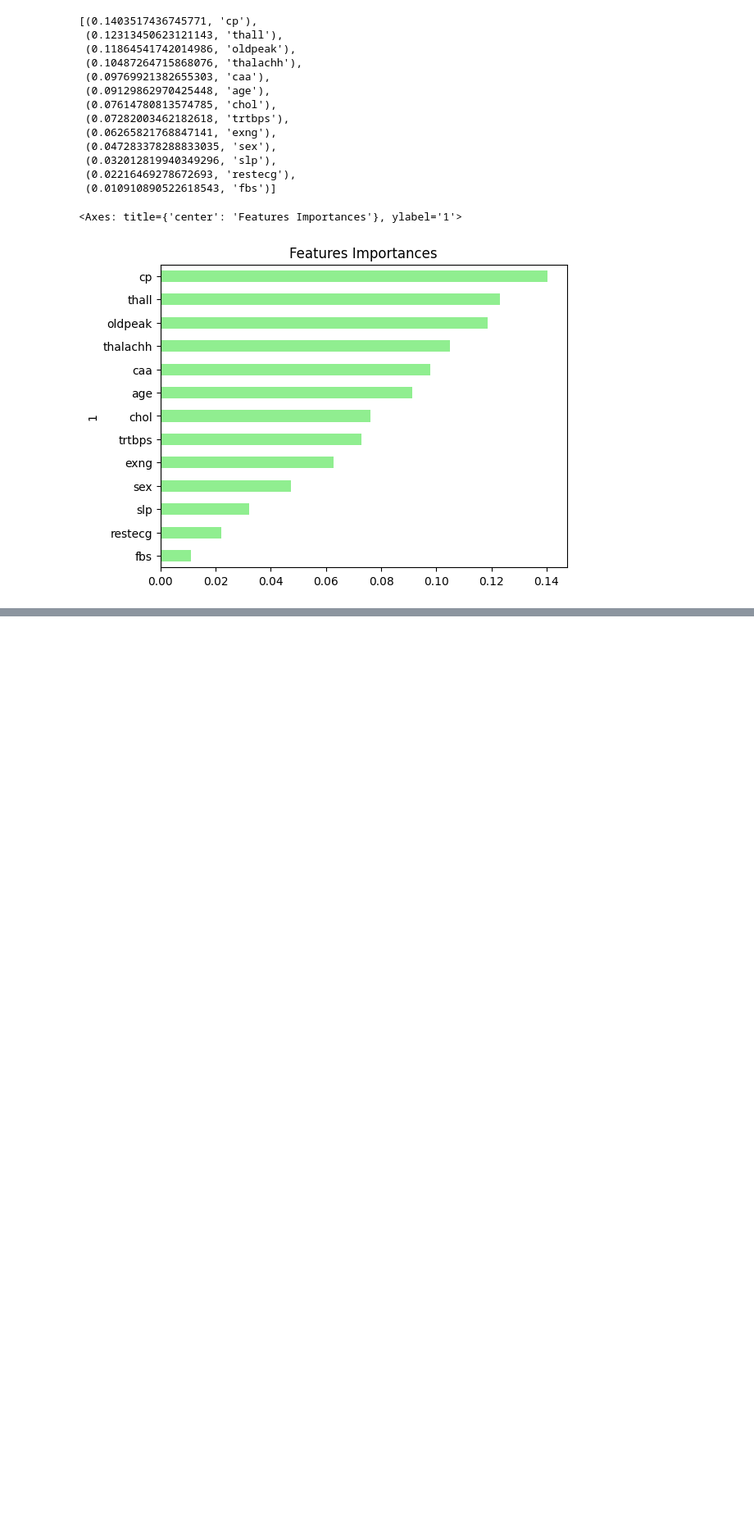
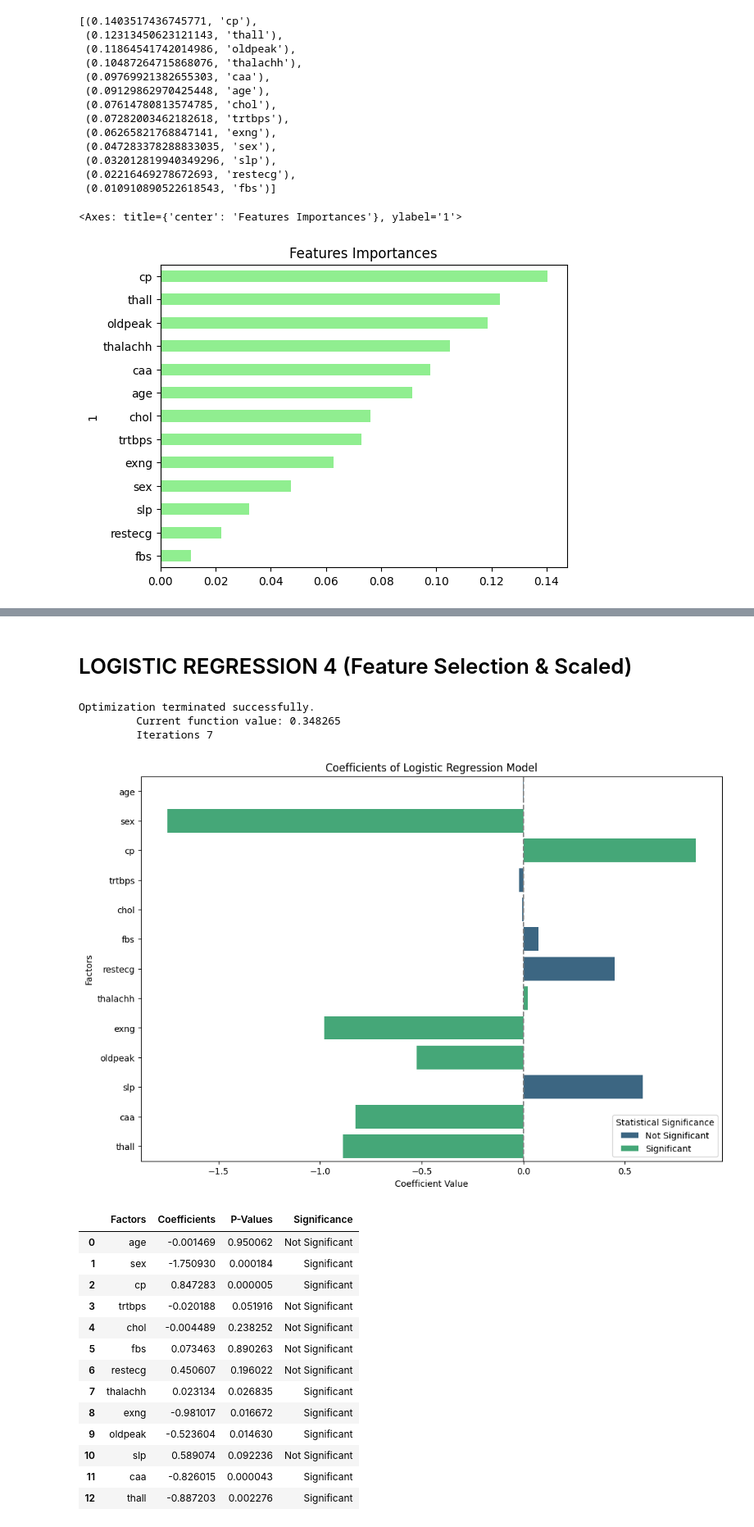
Before and after one commit to dwilson1821/Heart-Attack-Analysis, a Jupyter notebook: start.ipynb, the cells around one changed output, grey strips where cells are left out. Shown at 82% size. Drawn from its saved outputs; the diff is of its cells as text; code cells hidden in the pictures; blank space fills up the shorter version.

```diff
--- a/start.ipynb
+++ b/start.ipynb
@@ -557,0 +776,59 @@ importances_sorted.plot(kind='barh', color='lightgreen', title= 'Features Import
+# %% [markdown]
+# LOGISTIC REGRESSION 4 (Feature Selection & Scaled)
+# %%
+# Preparing the data for logistic regression
+X = df.drop('output', axis=1)  # Independent variables
+y = df['output']  # Dependent variable
+
+# Adding a constant to the model (intercept)
+X_const = sm.add_constant(X)
+
+# Building the logistic regression model
+model = sm.Logit(y, X_const)
+result = model.fit()
+
+# Extracting coefficients and p-values
+coefficients = result.params[1:]  # Excluding the intercept
+p_values = result.pvalues[1:]  # Excluding the intercept for p-values
+
+# Creating a dataframe for visualization
+viz_df = pd.DataFrame({
+    'Factors': coefficients.index,
+    'Coefficients': coefficients.values,
+    'P-Values': p_values.values
+})
+
+# Adding a column for the significance of coefficients
+viz_df['Significance'] = np.where(viz_df['P-Values'] <= 0.05, 'Significant', 'Not Significant')
+
+# Plotting the coefficients
+plt.figure(figsize=(12, 8))
+sns.barplot(x='Coefficients', y='Factors', data=viz_df, hue='Significance', dodge=False, palette='viridis')
+plt.title('Coefficients of Logistic Regression Model')
+plt.xlabel('Coefficient Value')
+plt.ylabel('Factors')
+plt.axvline(x=0, color='grey', linestyle='--')
+plt.legend(title='Statistical Significance', loc='lower right')
+
+plt.show()
+
+viz_df
+# %% [output]
+Optimization terminated successfully.
+         Current function value: 0.348265
+         Iterations 7
+[figure, added]
+|  | Factors | Coefficients | P-Values | Significance |
+| 0 | age | -0.001469 | 0.950062 | Not Significant |
+| 1 | sex | -1.750930 | 0.000184 | Significant |
+| 2 | cp | 0.847283 | 0.000005 | Significant |
+| 3 | trtbps | -0.020188 | 0.051916 | Not Significant |
+| 4 | chol | -0.004489 | 0.238252 | Not Significant |
+| 5 | fbs | 0.073463 | 0.890263 | Not Significant |
+| 6 | restecg | 0.450607 | 0.196022 | Not Significant |
+| 7 | thalachh | 0.023134 | 0.026835 | Significant |
+| 8 | exng | -0.981017 | 0.016672 | Significant |
+| 9 | oldpeak | -0.523604 | 0.014630 | Significant |
+| 10 | slp | 0.589074 | 0.092236 | Not Significant |
+| 11 | caa | -0.826015 | 0.000043 | Significant |
+| 12 | thall | -0.887203 | 0.002276 | Significant |
```
Also changed, not shown: parts of 47 cells of this notebook, 1 other file.
